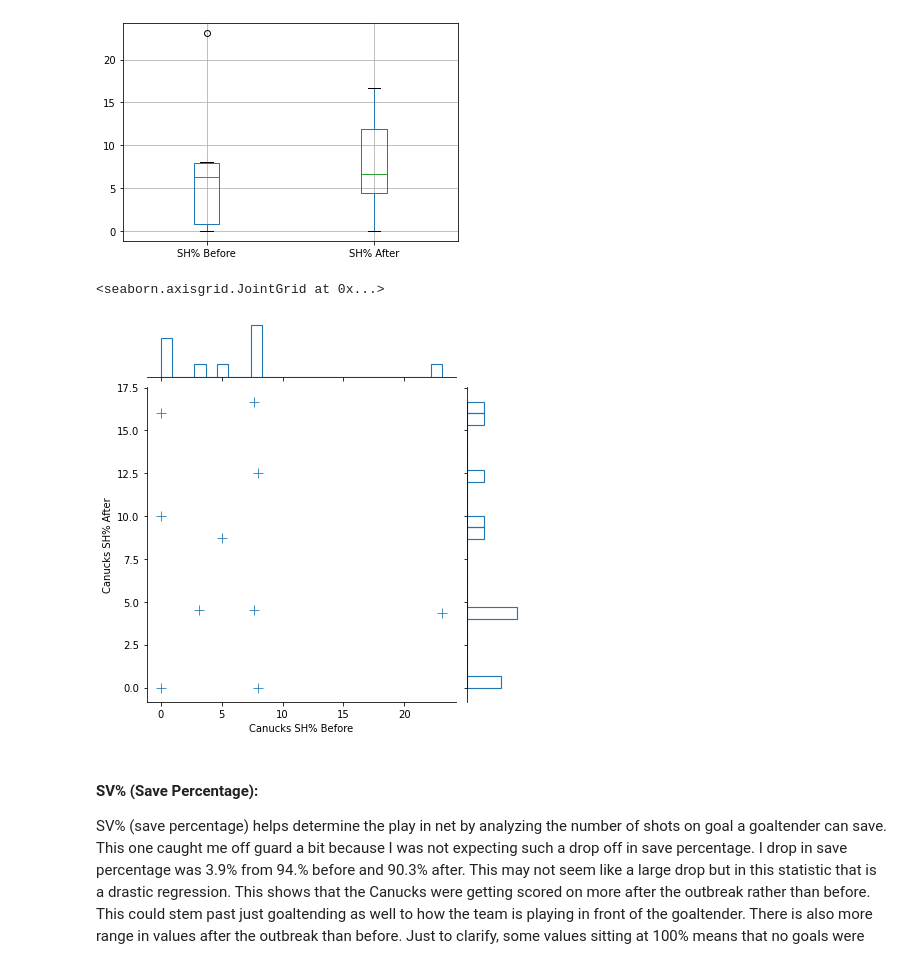
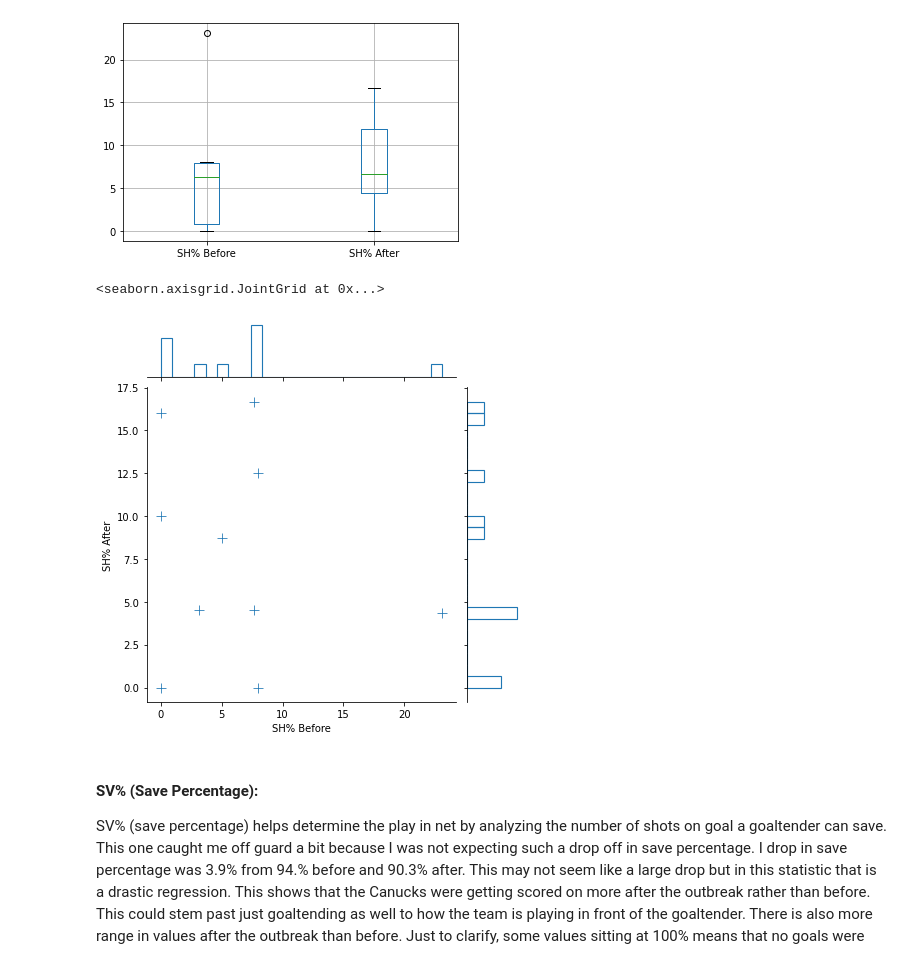
Before and after one commit to data301-2021-winter1/project-group23-project, a Jupyter notebook: notebooks/analysis1.ipynb, the cells around one changed output. Saved outputs shown, nothing was run; the diff lists cells and outputs as text; code cells hidden in the pictures.

```diff
--- a/notebooks/analysis1.ipynb
+++ b/notebooks/analysis1.ipynb
@@ -351,12 +235,12 @@ CanucksBandA.boxplot(['SH% Before','SH% After'])
 [figure]
 # %%
 sns.jointplot(
-    data=FinalCovidDataFrame, x="Canucks SH% Before", y="Canucks SH% After",
+    data=CanucksBandA, x="SH% Before", y="SH% After",
     marker="+", s=100, marginal_kws=dict(bins=25, fill=False),
 )
 # %% [output]
 <seaborn.axisgrid.JointGrid at 0x...>
-[figure, old version]
+[figure, new version]
 # %% [markdown]
 #### SV% (Save Percentage):
 SV% (save percentage) helps determine the play in net by analyzing the number of shots on goal a goaltender can save. This one caught me off guard a bit because I was not expecting such a drop off in save percentage. I drop in save percentage was 3.9% from 94.% before and 90.3% after. This may not seem like a large drop but in this statistic that is a drastic regression. This shows that the Canucks were getting scored on more after the outbreak rather than before. This could stem past just goaltending as well to how the team is playing in front of the goaltender. There is also more range in values after the outbreak than before. Just to clarify, some values sitting at 100% means that no goals were scored (called shutouts). This is an interesting visual because I assumed the goaltending would have been better with all the time off, but I guess that maybe too much time off can hurt you SV% stats. I guess that makes sense because if a goalie doesn’t see a large volume of shots in a game, he is more likely going to be scored on for being “cold” and not warmed up. The Canucks also had a young goaltender in net that goes by the name Thatcher Demko, who was playing in first full NHL regular season.
```
Also changed, not shown: parts of 33 cells of this notebook.
